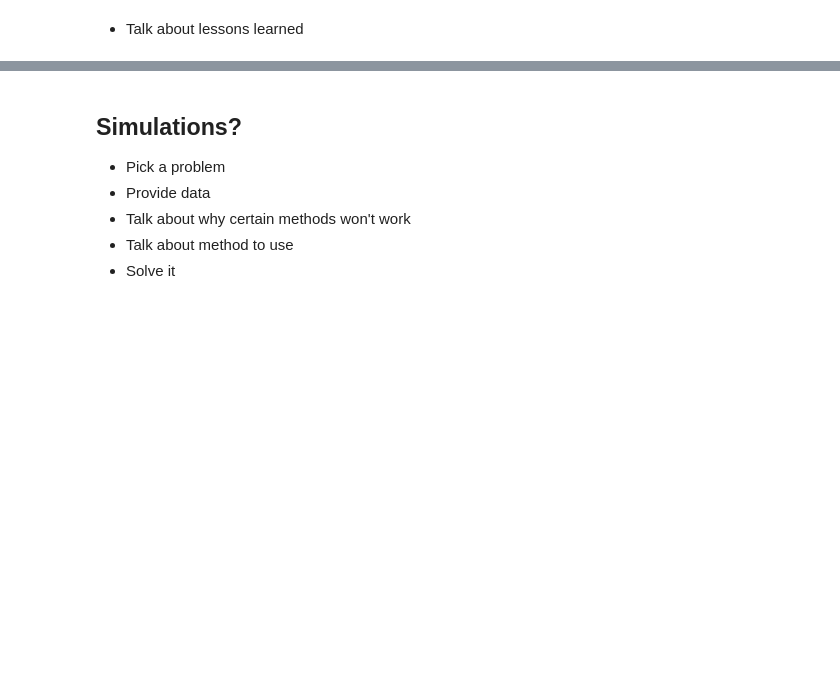
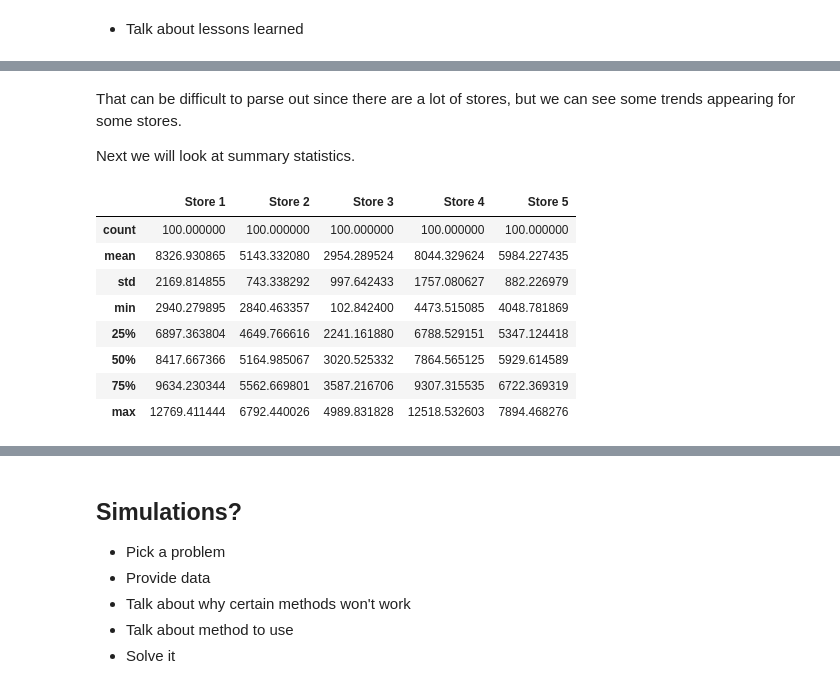
Before and after one commit to JeffMacaluso/Talks, a Jupyter notebook: WhenToUseWhat/WhenToUseWhat.ipynb, the cells around one changed output, grey strips where cells are left out. Cells and saved outputs as stored; diff of their text form; code cells hidden in the pictures; blank space fills up the shorter version.

```diff
--- a/WhenToUseWhat/WhenToUseWhat.ipynb
+++ b/WhenToUseWhat/WhenToUseWhat.ipynb
@@ -390,0 +467,17 @@ Frustrated and embarrassed, you go back to the drawing board to start over.
+# %% [markdown]
+That can be difficult to parse out since there are a lot of stores, but we can see some trends appearing for some stores.
+
+Next we will look at summary statistics.
+# %%
+# Examining the summary statistics
+store_sales.describe()
+# %% [output]
+|  | Store 1 | Store 2 | Store 3 | Store 4 | Store 5 |
+| count | 100.000000 | 100.000000 | 100.000000 | 100.000000 | 100.000000 |
+| mean | 8326.930865 | 5143.332080 | 2954.289524 | 8044.329624 | 5984.227435 |
+| std | 2169.814855 | 743.338292 | 997.642433 | 1757.080627 | 882.226979 |
+| min | 2940.279895 | 2840.463357 | 102.842400 | 4473.515085 | 4048.781869 |
+| 25% | 6897.363804 | 4649.766616 | 2241.161880 | 6788.529151 | 5347.124418 |
+| 50% | 8417.667366 | 5164.985067 | 3020.525332 | 7864.565125 | 5929.614589 |
+| 75% | 9634.230344 | 5562.669801 | 3587.216706 | 9307.315535 | 6722.369319 |
+| max | 12769.411444 | 6792.440026 | 4989.831828 | 12518.532603 | 7894.468276 |
```
Also changed, not shown: parts of 14 cells of this notebook.
